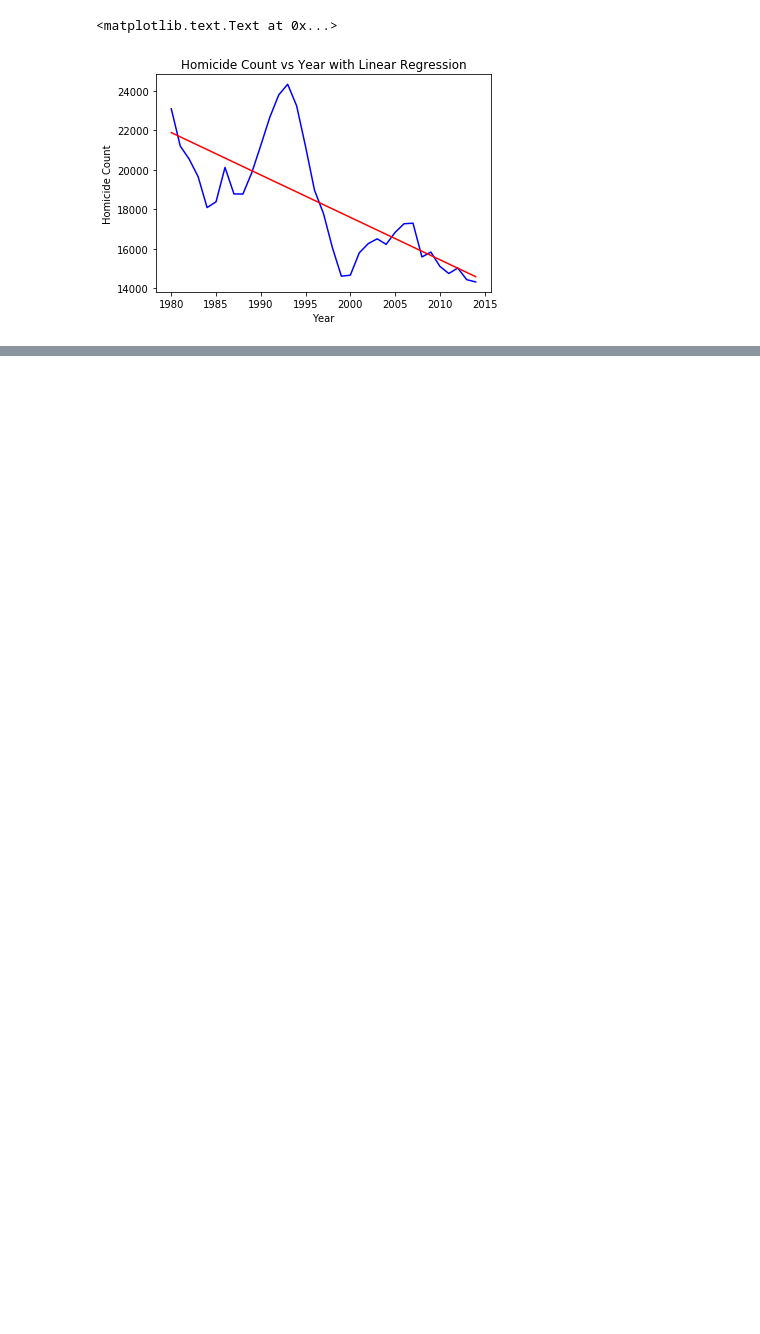
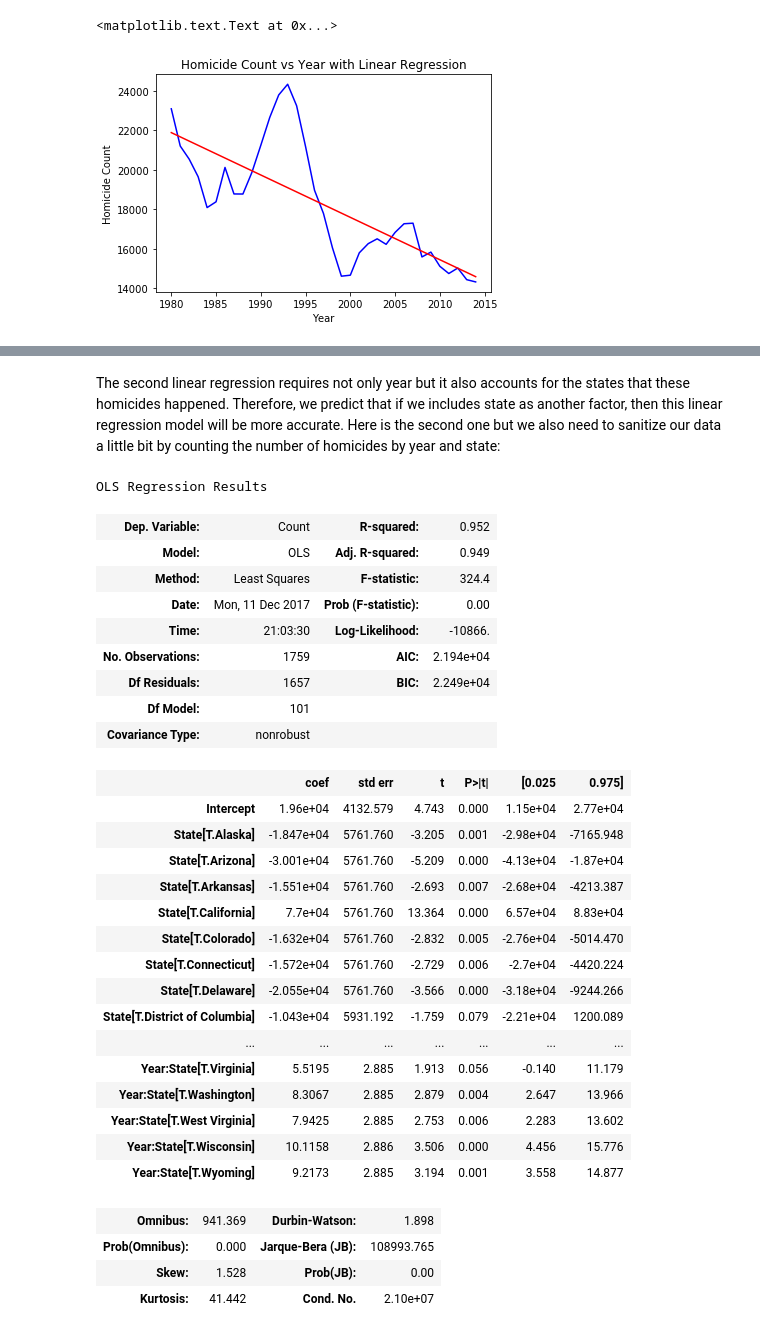
Before and after one commit to mhipona/cmsc320-mhipona, a Jupyter notebook: Final Tutorial/Final Tutorial.ipynb, the cells around one changed output, grey strips where cells are left out. Drawn from its saved outputs; the diff is of its cells as text; code cells hidden in the pictures; blank space fills up the shorter version.

```diff
--- a/Final Tutorial/Final Tutorial.ipynb
+++ b/Final Tutorial/Final Tutorial.ipynb
@@ -308,0 +324,47 @@ plt.title("Homicide Count vs Year with Linear Regression")
+# %% [markdown]
+The second linear regression requires not only year but it also accounts for the states that these homicides happened. Therefore, we predict that if we includes state as another factor, then this linear regression model will be more accurate. Here is the second one but we also need to sanitize our data a little bit by counting the number of homicides by year and state:
+# %%
+#Create new table with copy of data
+data_by_state_year = data.copy()
+#Get year and state columns
+data_by_state_year  = data_by_state_year[['Year','State']]
+#Get the count associated with year and state
+data_by_state_year = data_by_state_year.groupby(['Year','State']).size()
+data_by_state_year = data_by_state_year.reset_index()
+#Rename count column
+data_by_state_year['Count'] = data_by_state_year[0]
+data_by_state_year = data_by_state_year.drop(0,1)
+#Fit the second regression
+regression2 = ols(formula='Count ~ Year + State + Year * State', data=data_by_state_year).fit()
+regression2.summary()
+# %% [output]
+OLS Regression Results
+| Dep. Variable: | Count | R-squared: | 0.952 |
+| Model: | OLS | Adj. R-squared: | 0.949 |
+| Method: | Least Squares | F-statistic: | 324.4 |
+| Date: | Mon, 11 Dec 2017 | Prob (F-statistic): | 0.00 |
+| Time: | 21:03:30 | Log-Likelihood: | -10866. |
+| No. Observations: | 1759 | AIC: | 2.194e+04 |
+| Df Residuals: | 1657 | BIC: | 2.249e+04 |
+| Df Model: | 101 |  |  |
+| Covariance Type: | nonrobust |  |  |
+|  | coef | std err | t | P>|t| | [0.025 | 0.975] |
+| Intercept | 1.96e+04 | 4132.579 | 4.743 | 0.000 | 1.15e+04 | 2.77e+04 |
+| State[T.Alaska] | -1.847e+04 | 5761.760 | -3.205 | 0.001 | -2.98e+04 | -7165.948 |
+| State[T.Arizona] | -3.001e+04 | 5761.760 | -5.209 | 0.000 | -4.13e+04 | -1.87e+04 |
+| State[T.Arkansas] | -1.551e+04 | 5761.760 | -2.693 | 0.007 | -2.68e+04 | -4213.387 |
+| State[T.California] | 7.7e+04 | 5761.760 | 13.364 | 0.000 | 6.57e+04 | 8.83e+04 |
+| State[T.Colorado] | -1.632e+04 | 5761.760 | -2.832 | 0.005 | -2.76e+04 | -5014.470 |
+| State[T.Connecticut] | -1.572e+04 | 5761.760 | -2.729 | 0.006 | -2.7e+04 | -4420.224 |
+| State[T.Delaware] | -2.055e+04 | 5761.760 | -3.566 | 0.000 | -3.18e+04 | -9244.266 |
+| State[T.District of Columbia] | -1.043e+04 | 5931.192 | -1.759 | 0.079 | -2.21e+04 | 1200.089 |
+| ... | ... | ... | ... | ... | ... | ... |
+| Year:State[T.Virginia] | 5.5195 | 2.885 | 1.913 | 0.056 | -0.140 | 11.179 |
+| Year:State[T.Washington] | 8.3067 | 2.885 | 2.879 | 0.004 | 2.647 | 13.966 |
+| Year:State[T.West Virginia] | 7.9425 | 2.885 | 2.753 | 0.006 | 2.283 | 13.602 |
+| Year:State[T.Wisconsin] | 10.1158 | 2.886 | 3.506 | 0.000 | 4.456 | 15.776 |
+| Year:State[T.Wyoming] | 9.2173 | 2.885 | 3.194 | 0.001 | 3.558 | 14.877 |
+| Omnibus: | 941.369 | Durbin-Watson: | 1.898 |
+| Prob(Omnibus): | 0.000 | Jarque-Bera (JB): | 108993.765 |
+| Skew: | 1.528 | Prob(JB): | 0.00 |
+| Kurtosis: | 41.442 | Cond. No. | 2.10e+07 |
```
Also changed, not shown: parts of 20 cells of this notebook, 1 other file.
